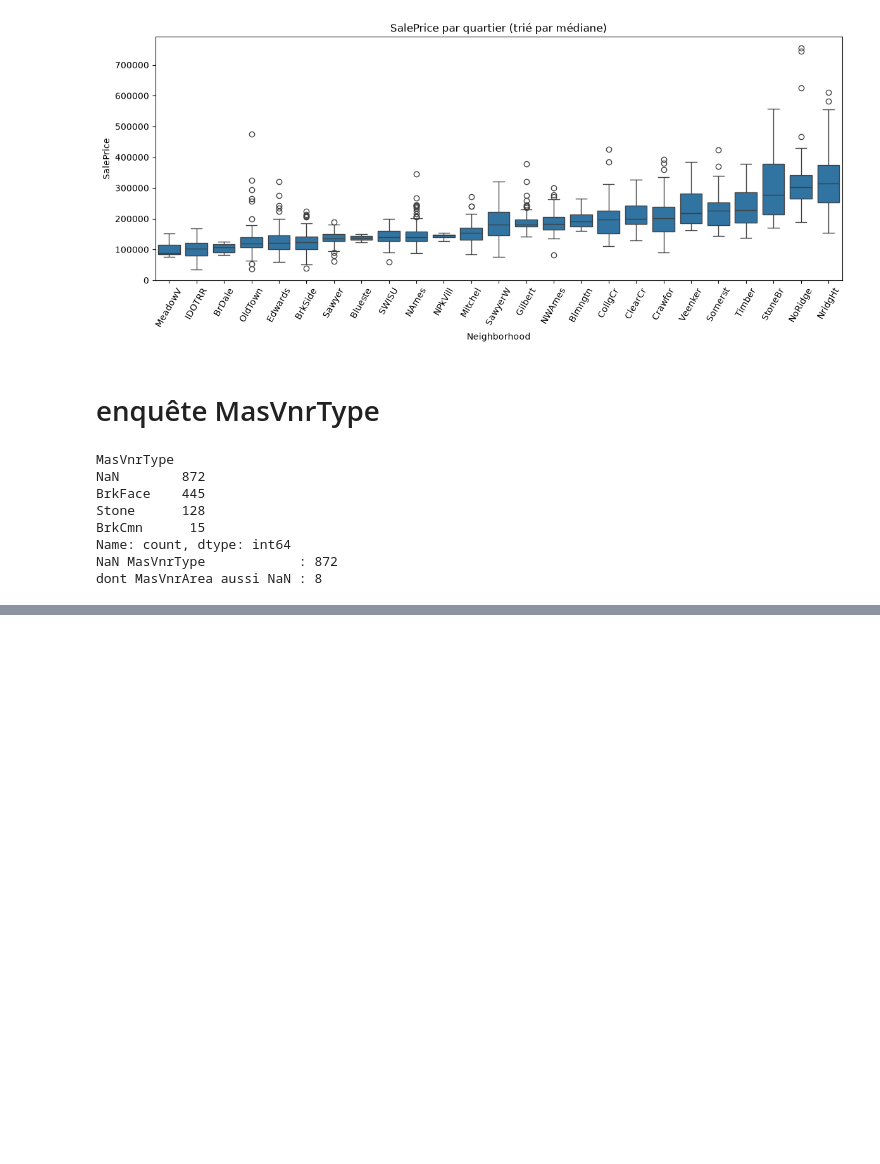
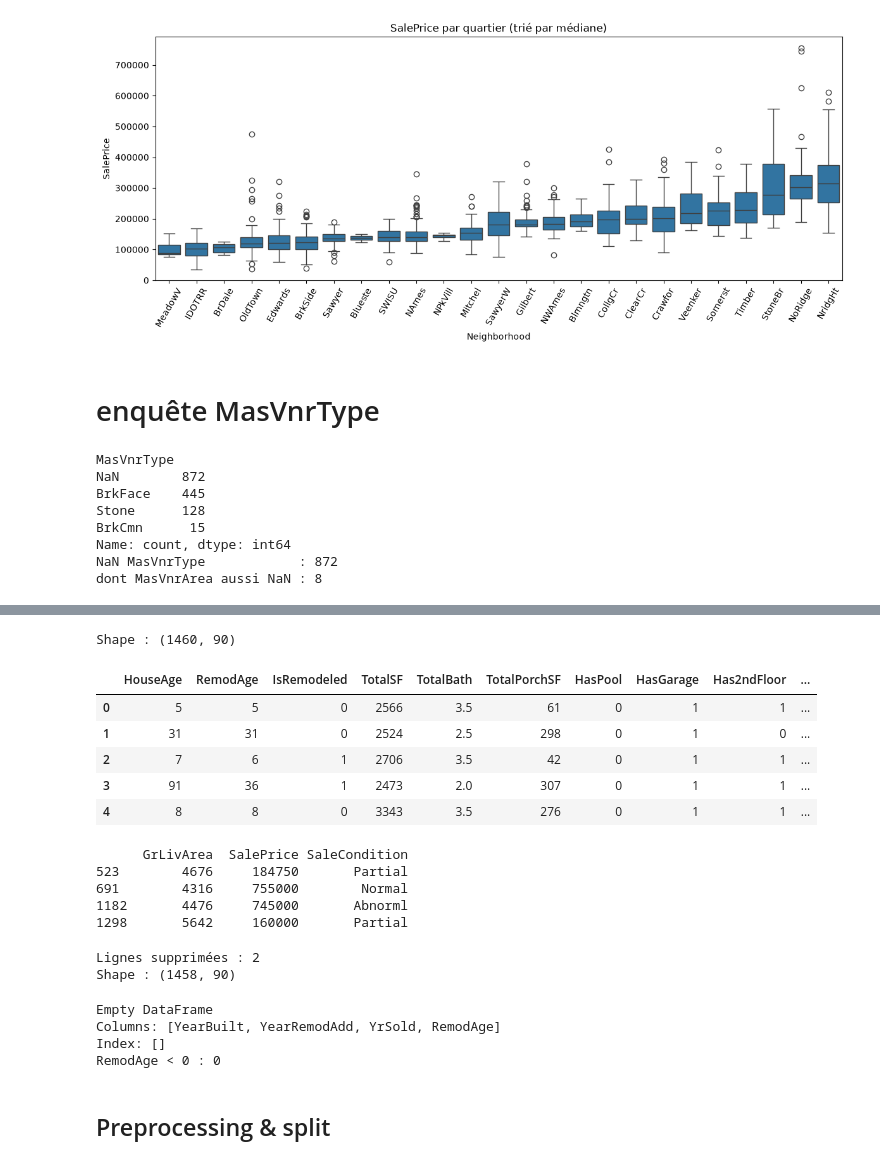
Before and after one commit to SaLmaAbaakil/House-price-prediction, a Jupyter notebook: notebooks/house_prices.ipynb, the cells around one changed output, grey strips where cells are left out. Saved outputs shown, nothing was run; the diff lists cells and outputs as text; code cells hidden in the pictures; blank space fills up the shorter version.

Commit message:
Add cleaning, feature engineering, preprocessing and model comparison

```diff
--- a/notebooks/house_prices.ipynb
+++ b/notebooks/house_prices.ipynb
@@ -222,0 +261,42 @@ dont MasVnrArea aussi NaN : 8
+# %%
+nouvelles = ["HouseAge", "RemodAge", "IsRemodeled", "TotalSF", "TotalBath",
+             "TotalPorchSF", "HasPool", "HasGarage", "Has2ndFloor", "HasFireplace"]
+
+print("Shape :", df_clean.shape)
+df_clean[nouvelles].head()
+# %% [output]
+Shape : (1460, 90)
+|  | HouseAge | RemodAge | IsRemodeled | TotalSF | TotalBath | TotalPorchSF | HasPool | HasGarage | Has2ndFloor | ... |
+| 0 | 5 | 5 | 0 | 2566 | 3.5 | 61 | 0 | 1 | 1 | ... |
+| 1 | 31 | 31 | 0 | 2524 | 2.5 | 298 | 0 | 1 | 0 | ... |
+| 2 | 7 | 6 | 1 | 2706 | 3.5 | 42 | 0 | 1 | 1 | ... |
+| 3 | 91 | 36 | 1 | 2473 | 2.0 | 307 | 0 | 1 | 1 | ... |
+| 4 | 8 | 8 | 0 | 3343 | 3.5 | 276 | 0 | 1 | 1 | ... |
+# %%
+print(df_clean[df_clean["GrLivArea"] > 4000][["GrLivArea", "SalePrice", "SaleCondition"]])
+# %% [output]
+      GrLivArea  SalePrice SaleCondition
+523        4676     184750       Partial
+691        4316     755000        Normal
+1182       4476     745000       Abnorml
+1298       5642     160000       Partial
+# %%
+mask_outliers = (df_clean["GrLivArea"] > 4000) & (df_clean["SalePrice"] < 300000)
+print("Lignes supprimées :", mask_outliers.sum())
+df_clean = df_clean[~mask_outliers].reset_index(drop=True)
+print("Shape :", df_clean.shape)
+# %% [output]
+Lignes supprimées : 2
+Shape : (1458, 90)
+# %%
+print(df_clean[df_clean["RemodAge"] < 0][["YearBuilt", "YearRemodAdd", "YrSold", "RemodAge"]])
+
+df_clean["RemodAge"] = df_clean["RemodAge"].clip(lower=0)
+print("RemodAge < 0 :", (df_clean["RemodAge"] < 0).sum())
+# %% [output]
+Empty DataFrame
+Columns: [YearBuilt, YearRemodAdd, YrSold, RemodAge]
+Index: []
+RemodAge < 0 : 0
+# %% [markdown]
+## Preprocessing & split
```
Also changed, not shown: parts of 5 cells of this notebook.
